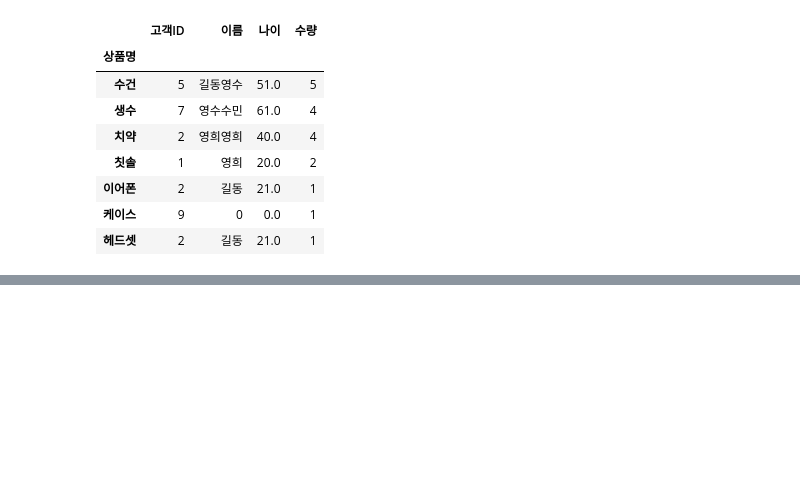
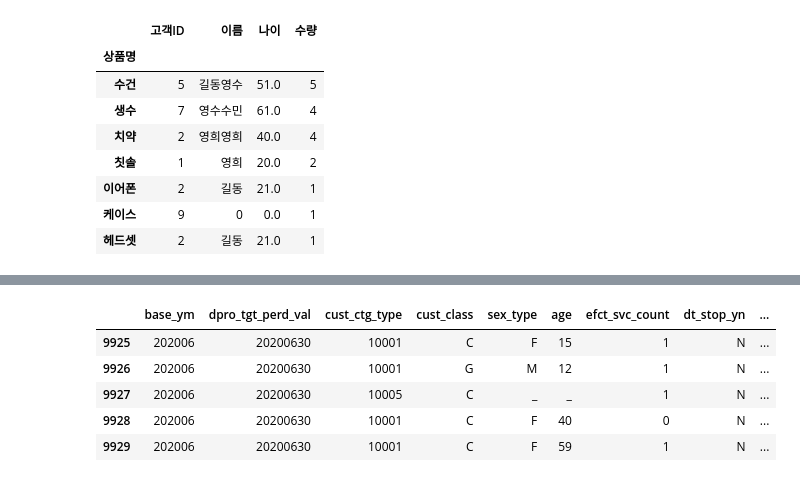
Before and after one commit to Jingu-Tr-Lee-06/Study_AICE, a Jupyter notebook: PythonNoteBook/AICE_Pandas_실습.ipynb, the cells around one changed output, grey strips where cells are left out. Drawn from its saved outputs; the diff is of its cells as text; code cells hidden in the pictures; blank space fills up the shorter version.

```diff
--- a/PythonNoteBook/AICE_Pandas_실습.ipynb
+++ b/PythonNoteBook/AICE_Pandas_실습.ipynb
@@ -957,0 +1214,9 @@ cust_order.groupby('상품명').sum().sort_values('수량', ascending=False)
+# %%
+df.tail()
+# %% [output]
+|  | base_ym | dpro_tgt_perd_val | cust_ctg_type | cust_class | sex_type | age | efct_svc_count | dt_stop_yn | ... |
+| 9925 | 202006 | 20200630 | 10001 | C | F | 15 | 1 | N | ... |
+| 9926 | 202006 | 20200630 | 10001 | G | M | 12 | 1 | N | ... |
+| 9927 | 202006 | 20200630 | 10005 | C | _ | _ | 1 | N | ... |
+| 9928 | 202006 | 20200630 | 10001 | C | F | 40 | 0 | N | ... |
+| 9929 | 202006 | 20200630 | 10001 | C | F | 59 | 1 | N | ... |
```
Also changed, not shown: parts of 50 cells of this notebook, 5 other files.
